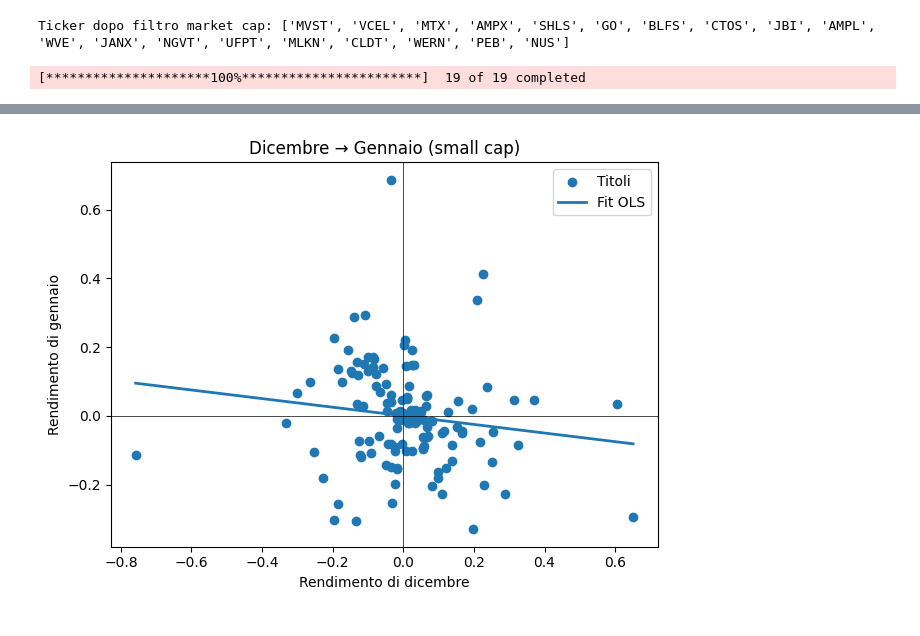
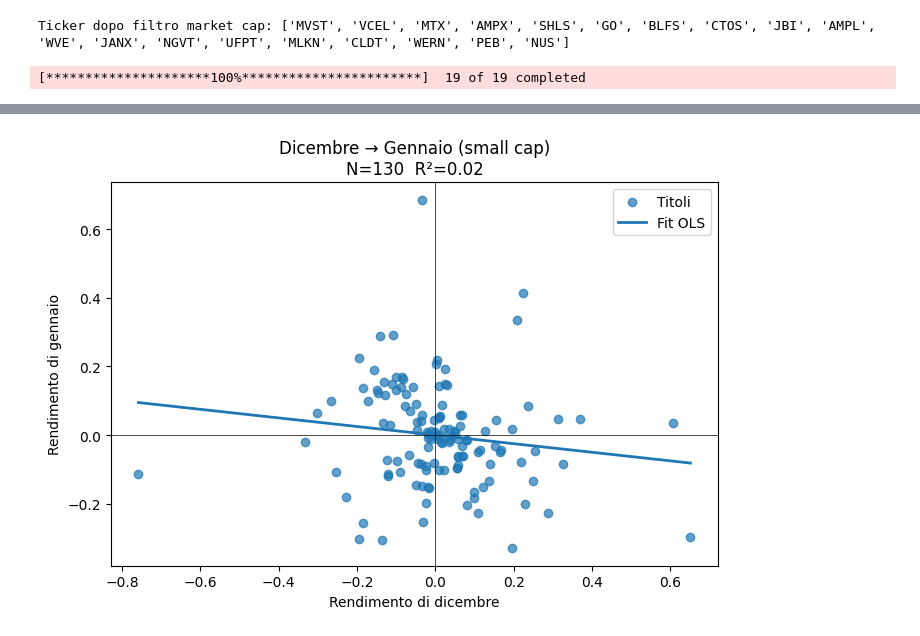
Before and after one commit to matteogiorgi/regression-timeseries, a Jupyter notebook: genuary_effect.ipynb, the cells around one changed output, grey strips where cells are left out. Saved outputs shown, nothing was run; the diff lists cells and outputs as text; code cells hidden in the pictures.

```diff
--- a/genuary_effect.ipynb
+++ b/genuary_effect.ipynb
@@ -4,9 +4,10 @@ import pandas as pd
 import numpy as np
 import statsmodels.api as sm
 import matplotlib.pyplot as plt
+import time
 
 # =========================
-# 1) LISTA DI PARTENZA (50 circa)
+# 1) LISTA DI PARTENZA
 # =========================
 candidate_tickers = [
     "MVST",
@@ -62,18 +63,23 @@ candidate_tickers = [
 # =========================
 filtered = []
 for t in candidate_tickers:
-    info = yf.Ticker(t).info
-    mcap = info.get("marketCap", None)
-    if mcap is None:
+    try:
+        info = yf.Ticker(t).info
+        mcap = info.get("marketCap", None)
+        if mcap is None:
+            continue
+        if 3e8 <= mcap <= 2e9:
+            filtered.append(t)
+        # per non stressare l'API
+        time.sleep(0.15)
+    except Exception:
+        # se per un ticker non arriva l'info, lo saltiamo
         continue
-    if 3e8 <= mcap <= 2e9:  # range small cap (puoi cambiare)
-        filtered.append(t)
 
 print("Ticker dopo filtro market cap:", filtered)
-# se sono troppo pochi, puoi allargare il range sopra
 
-# se vuoi forzare a max 50:
-tickers = filtered[:50]
+# se sono pochi, potete anche togliere il filtro e usare direttamente candidate_tickers
+tickers = filtered[:50] if filtered else candidate_tickers[:50]
 
 # =========================
 # 3) SCARICO DATI MENSILI
@@ -92,18 +98,22 @@ data = yf.download(
 )
 
 # =========================
-# 4) COSTRUISCO I RENDIMENTI MENSILI
+# 4) COSTRUISCO I RENDIMENTI MENSILI (con PeriodIndex)
 # =========================
 returns = {}
 for t in tickers:
-    # alcuni ticker potrebbero non avere dati completi
     try:
         close = data[t]["Close"].dropna()
     except Exception:
         continue
+
+    # trasformo l'indice in PeriodIndex mensile: 2024-01, 2024-02, ...
+    close.index = close.index.to_period("M")
+
     ret = close.pct_change().dropna()
     returns[t] = ret
 
+# dataframe con colonne = ticker, index = periodi (M)
 returns_df = pd.DataFrame(returns)
 
 # =========================
@@ -111,27 +121,40 @@ returns_df = pd.DataFrame(returns)
 #    riga = (ticker, year, dec_return, jan_return)
 # =========================
 rows = []
+
+# tutti i periodi disponibili
+all_periods = returns_df.index.sort_values()
+
 for t in returns_df.columns:
-    # anni disponibili in cui ho almeno dicembre e gennaio successivo
-    years = returns_df.index.year.unique()
-    for y in years:
-        try:
-            dec_ret = returns_df.loc[pd.Timestamp(year=y, month=12, day=1), t]
-            jan_ret = returns_df.loc[pd.Timestamp(year=y + 1, month=1, day=1), t]
-            rows.append(
-                {"ticker": t, "year": y, "dec_return": dec_ret, "jan_return": jan_ret}
-            )
-        except KeyError:
-            # se manca dicembre o gennaio successivo, salto
-            continue
+    # per ogni ticker cerchiamo i dicembre e il gennaio successivo
+    for p in all_periods:
+        if p.month == 12:
+            dec_period = p
+            jan_period = pd.Period(year=p.year + 1, month=1, freq="M")
+            if jan_period in returns_df.index:
+                dec_ret = returns_df.at[dec_period, t]
+                jan_ret = returns_df.at[jan_period, t]
+                # aggiungo solo se non è NaN
+                if pd.notna(dec_ret) and pd.notna(jan_ret):
+                    rows.append(
+                        {
+                            "ticker": t,
+                            "year": dec_period.year,
+                            "dec_return": dec_ret,
+                            "jan_return": jan_ret,
+                        }
+                    )
 
 df_dec_jan = pd.DataFrame(rows)
-df_dec_jan = df_dec_jan.dropna()
+
+# opzionale: rimuovo outlier troppo enormi (±100%)
+df_dec_jan = df_dec_jan[
+    (df_dec_jan["dec_return"].abs() < 1.0) & (df_dec_jan["jan_return"].abs() < 1.0)
+]
 
 print("\nPrime righe del dataset dicembre→gennaio:")
 print(df_dec_jan.head())
-
-# se il dataset è troppo piccolo, potete allargare il periodo o rilassare il filtro market cap
+print("\nNumero osservazioni:", len(df_dec_jan))
 
 # =========================
 # 6) REGRESSIONE: jan = alpha + beta * dec
@@ -146,18 +169,25 @@ print(model.summary())
 # =========================
 # 7) PLOT SCATTER + RETTA
 # =========================
-plt.scatter(df_dec_jan["dec_return"], df_dec_jan["jan_return"], label="Titoli")
+plt.figure(figsize=(7, 5))
+plt.scatter(
+    df_dec_jan["dec_return"], df_dec_jan["jan_return"], label="Titoli", alpha=0.7
+)
+
 # retta stimata
 x_line = np.linspace(
     df_dec_jan["dec_return"].min(), df_dec_jan["dec_return"].max(), 100
 )
 y_line = model.params["const"] + model.params["dec_return"] * x_line
 plt.plot(x_line, y_line, label="Fit OLS", linewidth=2)
+
 plt.axhline(0, color="black", linewidth=0.5)
 plt.axvline(0, color="black", linewidth=0.5)
 plt.xlabel("Rendimento di dicembre")
 plt.ylabel("Rendimento di gennaio")
-plt.title("Dicembre → Gennaio (small cap)")
+plt.title(
+    f"Dicembre → Gennaio (small cap)\nN={len(df_dec_jan)}  R²={model.rsquared:.2f}"
+)
 plt.legend()
 plt.tight_layout()
 plt.show()
@@ -180,5 +210,5 @@ Dep. Variable:             jan_return   R-squared:                       0.020
 ==============================================================================
 
 Notes:
 [1] Standard Errors assume that the covariance matrix of the errors is correctly specified.
-[figure, old version]
+[figure, new version]
```
Also changed, not shown: parts of 1 cell of this notebook, 18 other files.
